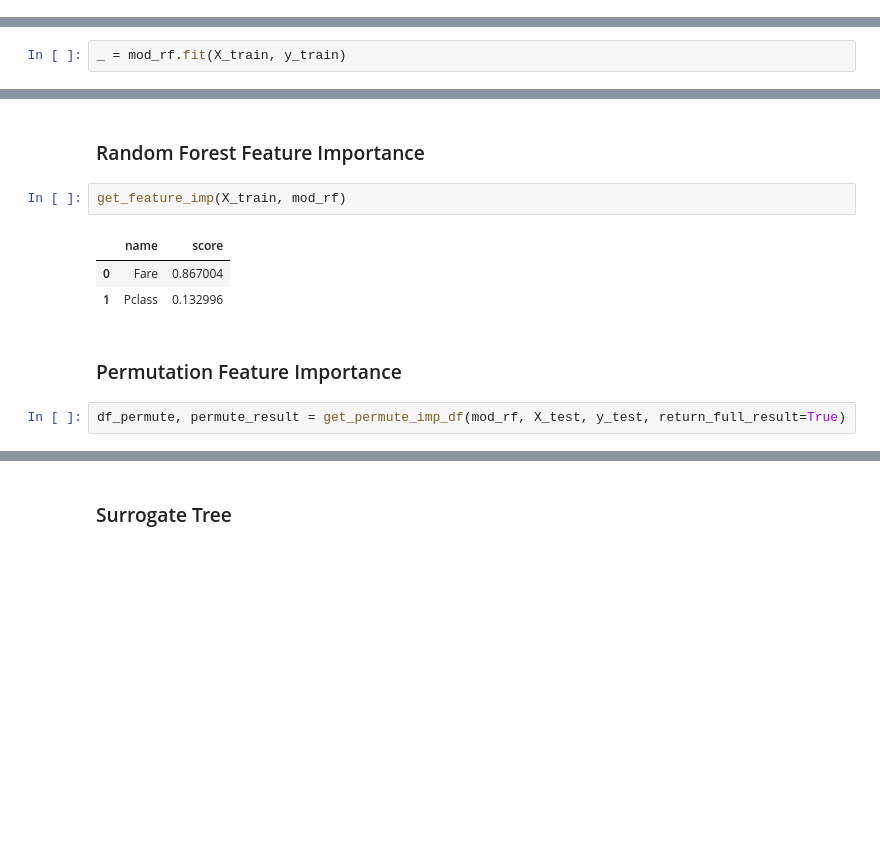
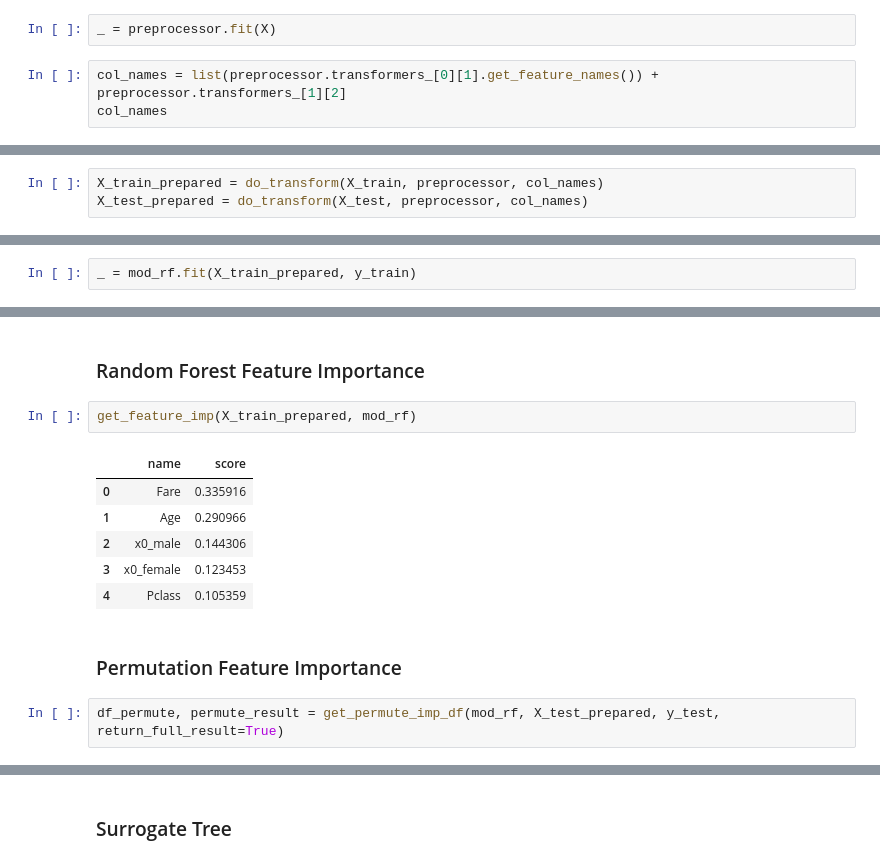
Before and after one commit to wpan03/quick_ds_python, a Jupyter notebook: supervised_clf_demo.ipynb, the cells around one changed output, grey strips where cells are left out. Saved outputs shown, nothing was run; the diff lists cells and outputs as text; blank space fills up the shorter version.

```diff
--- a/supervised_clf_demo.ipynb
+++ b/supervised_clf_demo.ipynb
@@ -67,0 +93,5 @@ X_train, X_test, y_train, y_test = train_test_split(X, y, random_state=36)
+# %%
+_ = preprocessor.fit(X)
+# %%
+col_names = list(preprocessor.transformers_[0][1].get_feature_names()) + preprocessor.transformers_[1][2]
+col_names
@@ -68,7 +100,10 @@ X_train, X_test, y_train, y_test = train_test_split(X, y, random_state=36)
+# %%
+X_train_prepared = do_transform(X_train, preprocessor, col_names)
+X_test_prepared = do_transform(X_test, preprocessor, col_names)
 # %% [markdown]
 ## Fit Model
 # %%
 mod_rf = RandomForestClassifier(random_state=36)
 # %%
-_ = mod_rf.fit(X_train, y_train)
+_ = mod_rf.fit(X_train_prepared, y_train)
 # %%
@@ -83,15 +118,18 @@ binary_cross_evaluate(X_train, y_train, mod_rf)
 # %% [markdown]
 ### Random Forest Feature Importance
 # %%
-get_feature_imp(X_train, mod_rf)
+get_feature_imp(X_train_prepared, mod_rf)
 # %% [output]
 |  | name | score |
-| 0 | Fare | 0.867004 |
-| 1 | Pclass | 0.132996 |
+| 0 | Fare | 0.335916 |
+| 1 | Age | 0.290966 |
+| 2 | x0_male | 0.144306 |
+| 3 | x0_female | 0.123453 |
+| 4 | Pclass | 0.105359 |
 # %% [markdown]
 ### Permutation Feature Importance
 # %%
-df_permute, permute_result = get_permute_imp_df(mod_rf, X_test, y_test, return_full_result=True)
+df_permute, permute_result = get_permute_imp_df(mod_rf, X_test_prepared, y_test, return_full_result=True)
 # %%
 df_permute
 # %% [output]
```
Also changed, not shown: parts of 15 cells of this notebook.
